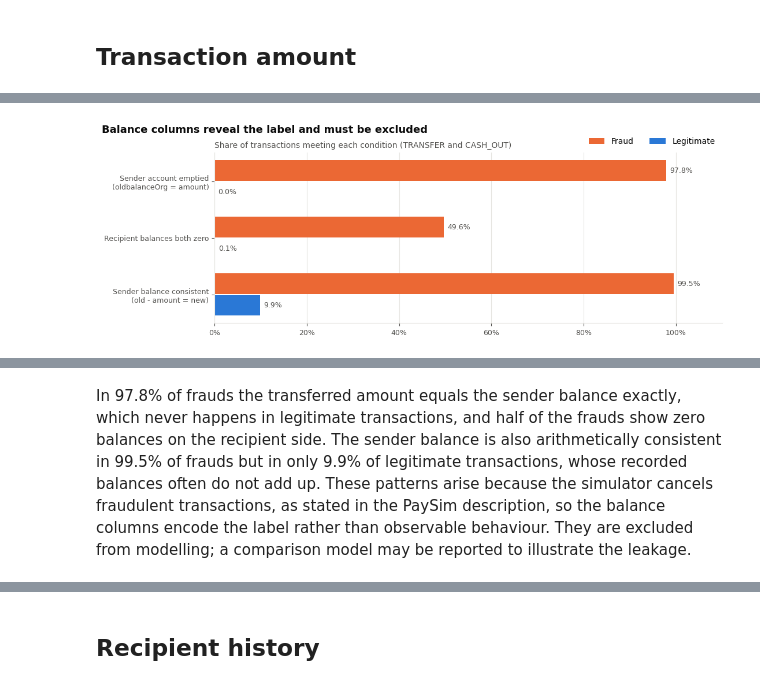
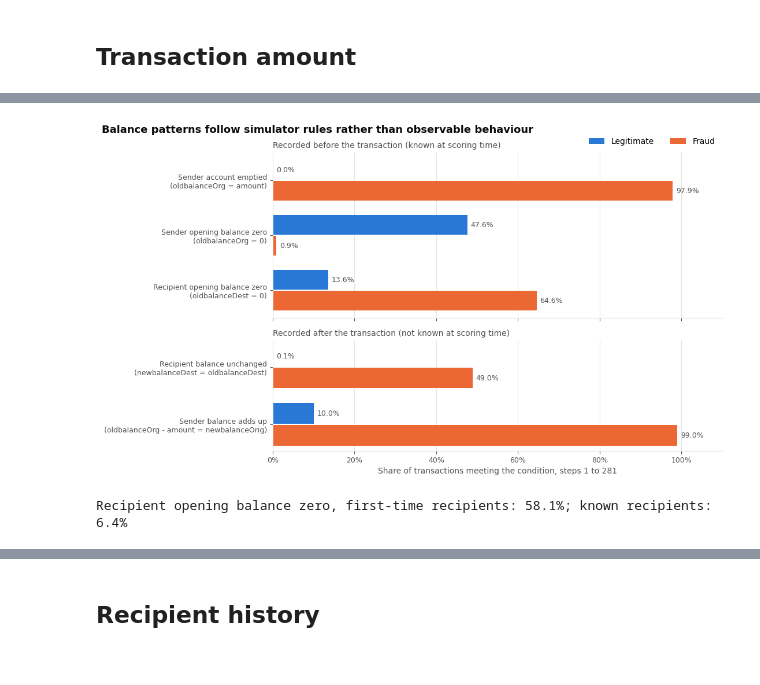
Before and after one commit to vdmhth/intro2ba, a Jupyter notebook: notebooks/eda/eda_kaggle.ipynb, the cells around one changed output, grey strips where cells are left out. Saved outputs shown, nothing was run; the diff lists cells and outputs as text; code cells hidden in the pictures.

```diff
--- a/notebooks/eda/eda_kaggle.ipynb
+++ b/notebooks/eda/eda_kaggle.ipynb
@@ -46,6 +48,10 @@ ZIP_PATH = RAW_DIR / "kaggle dataset.zip"
 PARQUET_PATH = RAW_DIR / "paysim.parquet"
 FIG_DIR = ROOT / "reports" / "figures" / "eda" / "kaggle"
 FIG_DIR.mkdir(parents=True, exist_ok=True)
+
+# Label analyses use steps 1 to TRAIN_END only: the earliest 60% of transactions,
+# inside the training set under every split option. Update when the split is final.
+TRAIN_END = 281
 
 # Colours: legitimate = blue, fraud = orange, de-emphasised = grey
 LEGIT, FRAUD, MUTED = "#2a78d6", "#eb6834", "#c3c2b7"
@@ -105,5 +111,6 @@ df = pd.read_parquet(PARQUET_PATH, columns=NUM_COLS)
 df["type"] = df["type"].astype("category")
 df["hour"] = (df.step % 24).astype("int8")          # assumes step 0 corresponds to midnight
 df["day"] = ((df.step - 1) // 24 + 1).astype("int8")
-print(f"{len(df):,} rows, {df.shape[1]} columns loaded")
+early = df.step <= TRAIN_END                         # mask for label analyses
+print(f"{len(df):,} rows, {df.shape[1]} columns loaded; steps 1 to {TRAIN_END}: {early.sum():,} rows ({early.mean():.1%})")
 # %% [output]
@@ -208,6 +226,6 @@ Fraud represents 0.129% of all transactions, roughly one fraud for every 774 leg
 # %%
-tc = df[df.type.isin(["TRANSFER", "CASH_OUT"])].copy()
+tc = df[early & df.type.isin(["TRANSFER", "CASH_OUT"])].copy()
 tc["type"] = tc["type"].cat.remove_unused_categories()
-print(f"TRANSFER and CASH_OUT: {len(tc):,} transactions, fraud rate {tc.isFraud.mean():.3%} "
-      f"(about {(tc.isFraud == 0).sum() / tc.isFraud.sum():,.0f} legitimate per fraud)")
+print(f"TRANSFER and CASH_OUT, steps 1 to {TRAIN_END}: {len(tc):,} transactions, {int(tc.isFraud.sum()):,} frauds, "
+      f"fraud rate {tc.isFraud.mean():.3%} (about {(tc.isFraud == 0).sum() / tc.isFraud.sum():,.0f} legitimate per fraud)")
 # %% [output]
@@ -298,7 +321,7 @@ ax.text(62, 52, "equal shares", color=INK2, fontsize=9, rotation=38)
 ax.set_xlim(0, 100); ax.set_ylim(0, 101)
 ax.xaxis.set_major_formatter(mtick.PercentFormatter(decimals=0)); ax.yaxis.set_major_formatter(mtick.PercentFormatter(decimals=0))
 ax.set_xlabel("Fraud cases, largest first (cumulative)")
-ax.set_title("Cumulative share of the total fraud value")
-fig.tight_layout(); headline(fig, "One third of fraud cases account for 87% of the money lost"); save(fig, "fraud_value_concentration"); plt.show()
+ax.set_title(f"Cumulative share of the total fraud value, steps 1 to {TRAIN_END}")
+fig.tight_layout(); headline(fig, "One third of fraud cases account for 86% of the money lost"); save(fig, "fraud_value_concentration"); plt.show()
 print(f"Total fraud value: {fa.sum():,.0f}; top 20% of cases: {cum_value[int(len(fa) * 0.2) - 1]:.1f}% of value")
 # %% [output]
@@ -369,29 +383,39 @@ The number of frauds is nearly constant across the day (274 to 375 per hour), wh
 # %%
-conditions = {
-    "Sender account emptied\n(oldbalanceOrg = amount)": tc.oldbalanceOrg == tc.amount,
-    "Recipient balances both zero": (tc.oldbalanceDest == 0) & (tc.newbalanceDest == 0),
-    "Sender balance consistent\n(old - amount = new)": pd.Series(
-        np.isclose(tc.oldbalanceOrg - tc.amount, tc.newbalanceOrig, atol=0.01), index=tc.index),
+groups = {
+    "Recorded before the transaction (known at scoring time)": {
+        "Sender account emptied\n(oldbalanceOrg = amount)": tc.oldbalanceOrg == tc.amount,
+        "Sender opening balance zero\n(oldbalanceOrg = 0)": tc.oldbalanceOrg == 0,
+        "Recipient opening balance zero\n(oldbalanceDest = 0)": tc.oldbalanceDest == 0,
+    },
+    "Recorded after the transaction (not known at scoring time)": {
+        "Recipient balance unchanged\n(newbalanceDest = oldbalanceDest)": tc.newbalanceDest == tc.oldbalanceDest,
+        "Sender balance adds up\n(oldbalanceOrg - amount = newbalanceOrig)": pd.Series(
+            np.isclose(tc.oldbalanceOrg - tc.amount, tc.newbalanceOrig, atol=0.01), index=tc.index),
+    },
 }
-leak = pd.DataFrame({k: v.groupby(tc.isFraud).mean() * 100 for k, v in conditions.items()}).T
-leak.columns = ["Legitimate", "Fraud"]
+tables = {g: pd.DataFrame({k: v.groupby(tc.isFraud).mean() * 100 for k, v in c.items()}).T.set_axis(["Legitimate", "Fraud"], axis=1)
+          for g, c in groups.items()}
 
-fig, ax = plt.subplots(figsize=(11, 3.8))
-y = np.arange(len(leak))
-ax.barh(y + 0.19, leak["Legitimate"], height=0.36, color=LEGIT, label="Legitimate")
-ax.barh(y - 0.19, leak["Fraud"], height=0.36, color=FRAUD, label="Fraud")
-for i, (l, f) in enumerate(zip(leak["Legitimate"], leak["Fraud"])):
-    ax.text(l + 0.8, i + 0.19, f"{l:.1f}%", va="center", fontsize=9, color=INK2)
-    ax.text(f + 0.8, i - 0.19, f"{f:.1f}%", va="center", fontsize=9, color=INK2)
-ax.set_yticks(y, leak.index)
-ax.invert_yaxis()
-ax.xaxis.set_major_formatter(mtick.PercentFormatter(decimals=0))
-ax.set_xlim(0, 110)
-ax.grid(axis="y", visible=False)
-ax.set_title("Share of transactions meeting each condition (TRANSFER and CASH_OUT)")
-h, l = ax.get_legend_handles_labels()
-ax.legend(h[::-1], l[::-1], loc="lower right", bbox_to_anchor=(1.0, 1.0), ncol=2)
-fig.tight_layout(); headline(fig, "Balance columns reveal the label and must be excluded"); save(fig, "balance_leakage"); plt.show()
-leak.round(2)
+fig, axes = plt.subplots(2, 1, figsize=(11, 6.2), sharex=True, gridspec_kw={"height_ratios": [3, 2]})
+for ax, (g, t) in zip(axes, tables.items()):
+    y = np.arange(len(t))
+    ax.barh(y - 0.19, t["Legitimate"], height=0.36, color=LEGIT, label="Legitimate")
+    ax.barh(y + 0.19, t["Fraud"], height=0.36, color=FRAUD, label="Fraud")
+    for i, (l, f) in enumerate(zip(t["Legitimate"], t["Fraud"])):
+        ax.text(l + 0.8, i - 0.19, f"{l:.1f}%", va="center", fontsize=9, color=INK2)
+        ax.text(f + 0.8, i + 0.19, f"{f:.1f}%", va="center", fontsize=9, color=INK2)
+    ax.set_yticks(y, t.index)
+    ax.invert_yaxis()
+    ax.set_xlim(0, 110)
+    ax.grid(axis="y", visible=False)
+    ax.set_title(g)
+axes[1].xaxis.set_major_formatter(mtick.PercentFormatter(decimals=0))
+axes[1].set_xlabel(f"Share of transactions meeting the condition, steps 1 to {TRAIN_END}")
+axes[0].legend(loc="lower right", bbox_to_anchor=(1.0, 1.0), ncol=2)
+fig.tight_layout(); headline(fig, "Balance patterns follow simulator rules rather than observable behaviour"); save(fig, "balance_patterns"); plt.show()
+print(f"Recipient opening balance zero, first-time recipients: {(tc.loc[tc.is_new_dest == 1, 'oldbalanceDest'] == 0).mean():.1%}; "
+      f"known recipients: {(tc.loc[tc.is_new_dest == 0, 'oldbalanceDest'] == 0).mean():.1%}")
+pd.concat(tables).round(2)
 # %% [output]
-[figure, old version]
+[figure, new version]
+Recipient opening balance zero, first-time recipients: 58.1%; known recipients: 6.4%
@@ -402,2 +427,0 @@ leak.round(2)
-# %% [markdown]
-In 97.8% of frauds the transferred amount equals the sender balance exactly, which never happens in legitimate transactions, and half of the frauds show zero balances on the recipient side. The sender balance is also arithmetically consistent in 99.5% of frauds but in only 9.9% of legitimate transactions, whose recorded balances often do not add up. These patterns arise because the simulator cancels fraudulent transactions, as stated in the PaySim description, so the balance columns encode the label rather than observable behaviour. They are excluded from modelling; a comparison model may be reported to illustrate the leakage.
```
Also changed, not shown: parts of 37 cells of this notebook, 13 other files.
